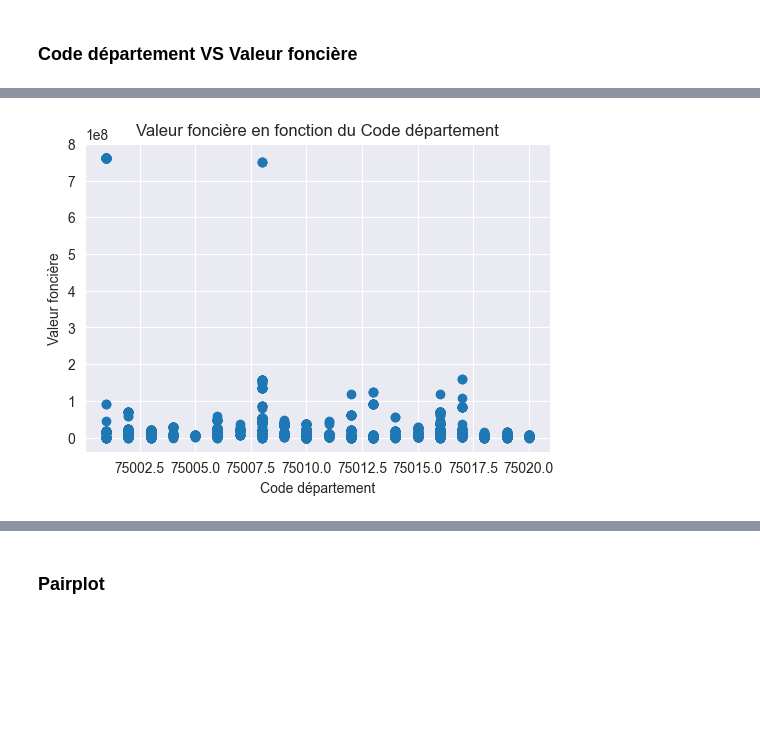
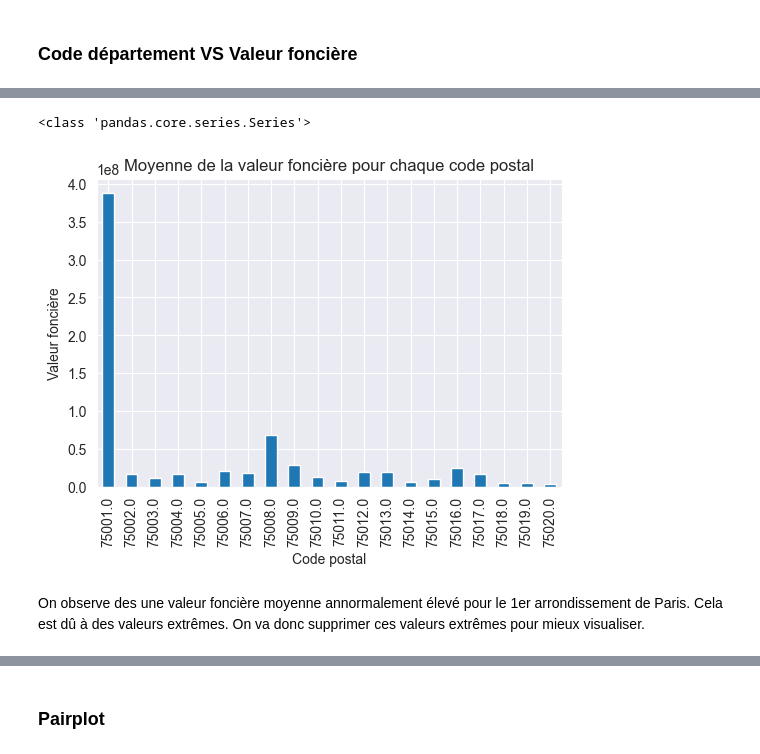
Before and after one commit to Skrinox/Analyses_des_Donnees_DVF, a Jupyter notebook: Analyses_DVF.ipynb, the cells around one changed output, grey strips where cells are left out. Saved outputs shown, nothing was run; the diff lists cells and outputs as text; code cells hidden in the pictures; blank space fills up the shorter version.

```diff
--- a/Analyses_DVF.ipynb
+++ b/Analyses_DVF.ipynb
@@ -189,4 +185,0 @@ from sklearn.decomposition import PCA
-# %%
-scaler = StandardScaler()
-scaler.fit(df1_cleaned)
-df1_cleaned_scaled = scaler.transform(df1_cleaned)
@@ -281,9 +273,16 @@ plt.show()
+# %%
+means_valeur_fonciere = df1_cleaned.groupby('Code postal')['Valeur fonciere'].mean()
+# %% [output]
+<class 'pandas.core.series.Series'>
 # %%
+# Moyenen de la valeur foncière pour chaque arrondissement de Paris
 plt.figure(figsize=(6, 4))
-plt.scatter(df1_cleaned['Code postal'], df1_cleaned['Valeur fonciere'])
-plt.xlabel('Code département')
+means_valeur_fonciere.plot(kind='bar')
+plt.xlabel('Code postal')
 plt.ylabel('Valeur foncière')
-plt.title('Valeur foncière en fonction du Code département')
+plt.title('Moyenne de la valeur foncière pour chaque code postal')
 plt.show()
 # %% [output]
-[figure, old version]
+[figure, new version]
+# %% [markdown]
+On observe des une valeur foncière moyenne annormalement élevé pour le 1er arrondissement de Paris. Cela est dû à des valeurs extrêmes. On va donc supprimer ces valeurs extrêmes pour mieux visualiser.
```
Also changed, not shown: parts of 33 cells of this notebook, 2 other files.
